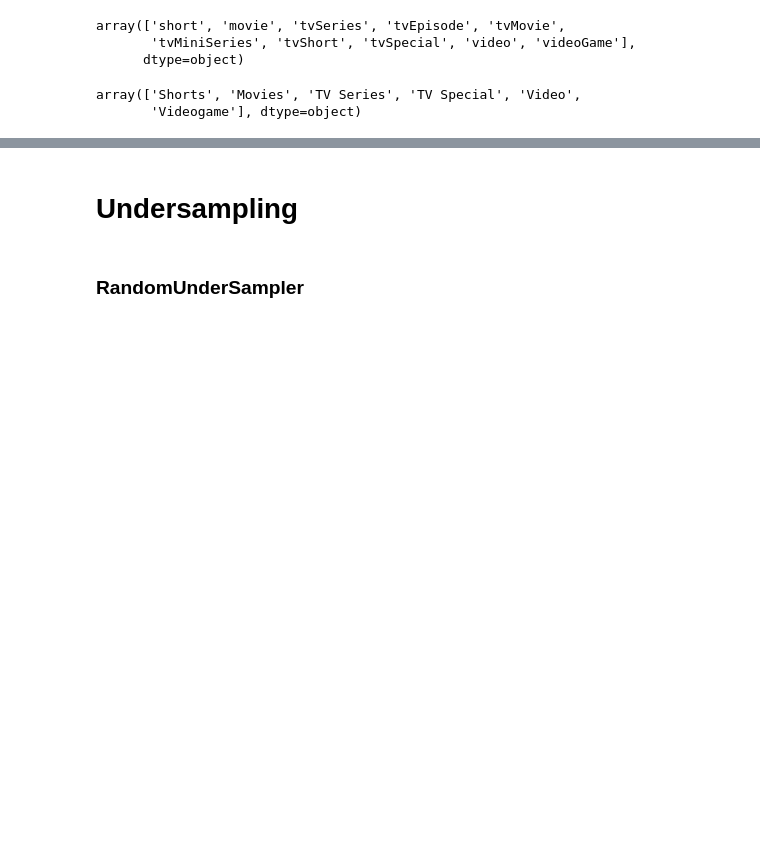
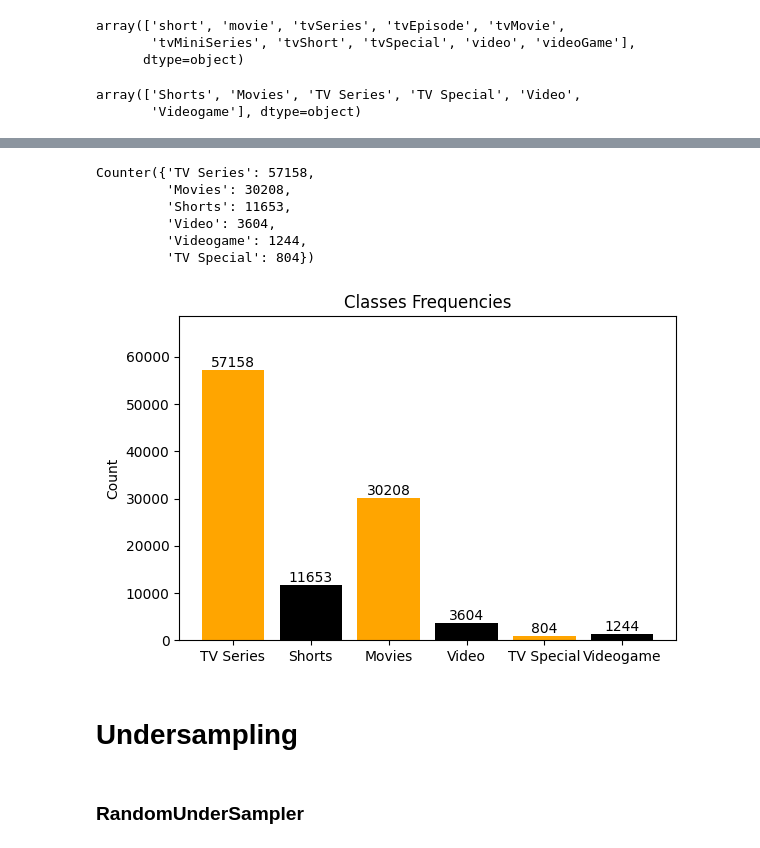
Before and after one commit to luigiascio/Data-Mining-2, a Jupyter notebook: imbalanced_learning_titleType.ipynb, the cells around one changed output, grey strips where cells are left out. Cells and saved outputs as stored; diff of their text form; code cells hidden in the pictures; blank space fills up the shorter version.

```diff
--- a/imbalanced_learning_titleType.ipynb
+++ b/imbalanced_learning_titleType.ipynb
@@ -101,5 +85,3 @@ plt.show()
-# %% [markdown]
-# Undersampling
 # %%
 from sklearn.model_selection import train_test_split, cross_val_score
 # %%
@@ -111,6 +93,43 @@ norm.fit(X_train)
 
 X_train = norm.transform(X_train)
 X_test = norm.transform(X_test)
+# %%
+ctr = Counter(y_train)
+ctr
+# %% [output]
+Counter({'TV Series': 57158,
+         'Movies': 30208,
+         'Shorts': 11653,
+         'Video': 3604,
+         'Videogame': 1244,
+         'TV Special': 804})
+# %%
+import matplotlib.pyplot as plt
+
+# Colori aggiornati: arancione e nero
+colors = ['orange', 'black']
+labels = list(ctr.keys())
+values = list(ctr.values())
+
+plt.figure(figsize=(6, 4))
+bars = plt.bar(labels, values, color=colors)
+
+# Etichette sopra le barre
+for bar in bars:
+    yval = bar.get_height()
+    plt.text(bar.get_x() + bar.get_width()/2.0, yval + 0.05, f'{yval}', ha='center', va='bottom')
+
+plt.title('Classes Frequencies')
+plt.ylabel('Count')
+plt.xticks(rotation=0)
+plt.ylim(0, max(values) * 1.2)
+
+plt.tight_layout()
+plt.show()
+# %% [output]
+[figure, added]
+# %% [markdown]
+# Undersampling
 # %%
 # !pip install imblearn
 # %%
```
Also changed, not shown: parts of 3 cells of this notebook, 3 other files.
